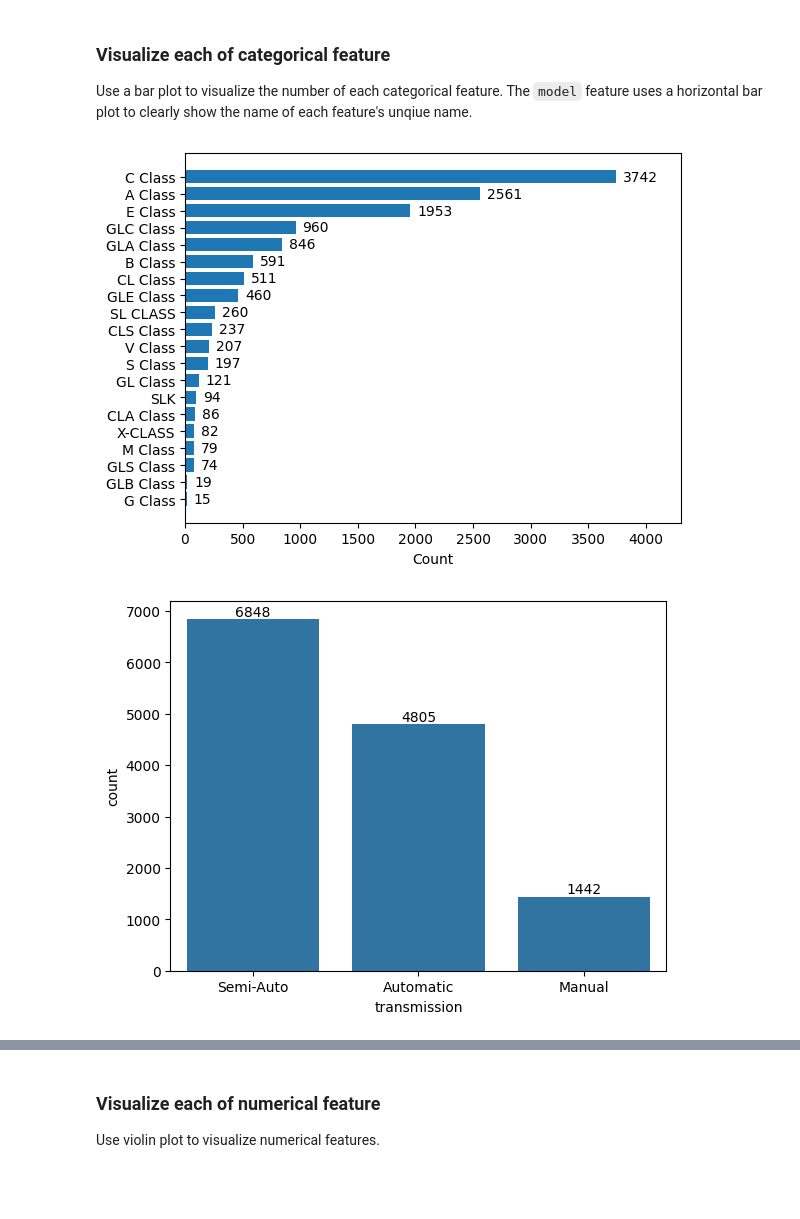
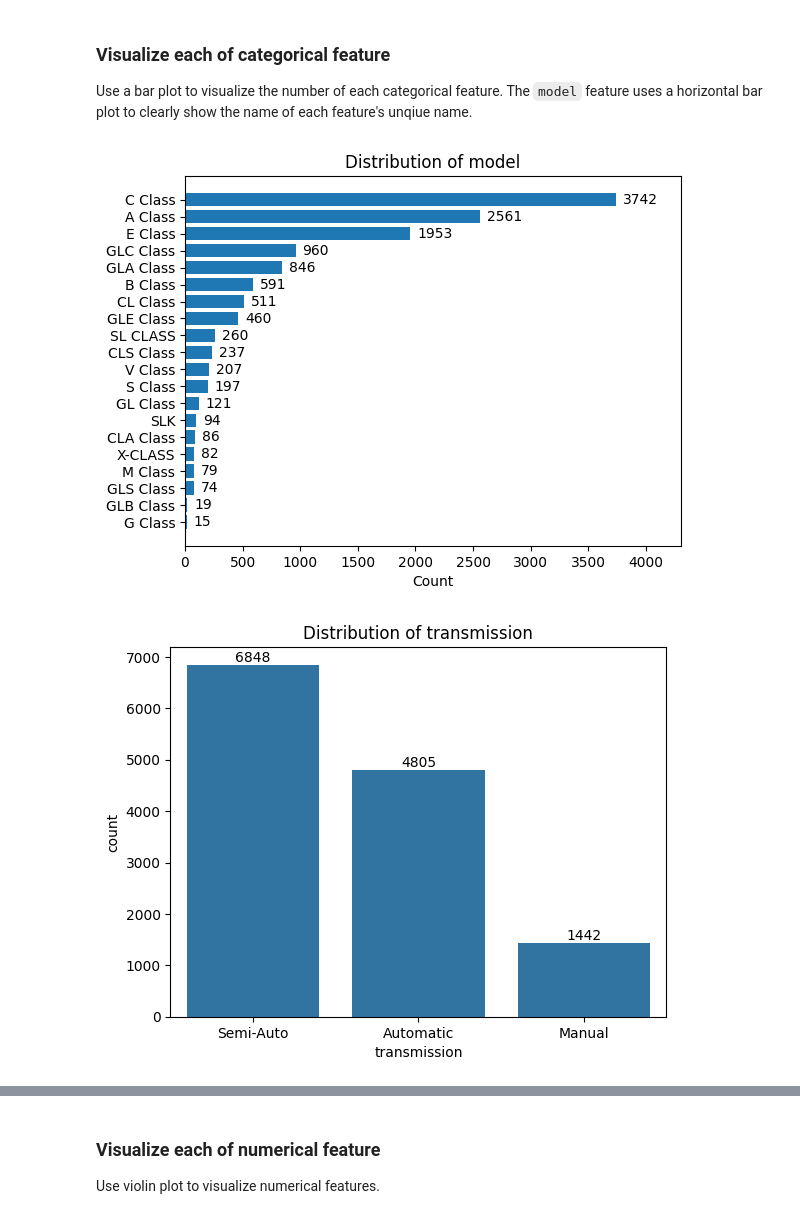
Before and after one commit to mkim2178/used-car-price-predictor-mercedes, a Jupyter notebook: notebooks/analysis.ipynb, the cells around one changed output, grey strips where cells are left out. Saved outputs shown, nothing was run; the diff lists cells and outputs as text; code cells hidden in the pictures; blank space fills up the shorter version.

```diff
--- a/notebooks/analysis.ipynb
+++ b/notebooks/analysis.ipynb
@@ -152,35 +152,38 @@ categorical_features = df[["model", "transmission", "fuel_type"]]
 for categorical in categorical_features.columns:
 
     if categorical == "model":
+
+        """
+        Certain "model" feature's value had a long name (ex: GLC Class) so horizontal bar plot was needed.
+        """
 
         counts = df[categorical].value_counts()
 
         model = counts.index
         y_pos = np.arange(len(counts.index))
         performance = counts.values
 
         fig, ax = plt.subplots()
 
         hbars = ax.barh(y_pos, performance, align='center')
         ax.set_yticks(y_pos, labels=model)
         ax.invert_yaxis()
         ax.set_xlabel('Count')
 
         ax.bar_label(hbars, padding=5)
         ax.set_xlim(0, max(counts.values) * 1.15)
 
-        plt.show()
-
 
     else:
 
         order = df[categorical].value_counts().index
         ax = sns.countplot(x=categorical, data=df, order=order)
 
         for container in ax.containers:
             ax.bar_label(container)
 
+    plt.title(f"Distribution of {categorical}")
     plt.show()
 # %% [output]
-[figure, old version]
+[figure, new version]
-[figure, old version]
+[figure, new version]
```
Also changed, not shown: parts of 25 cells of this notebook.
